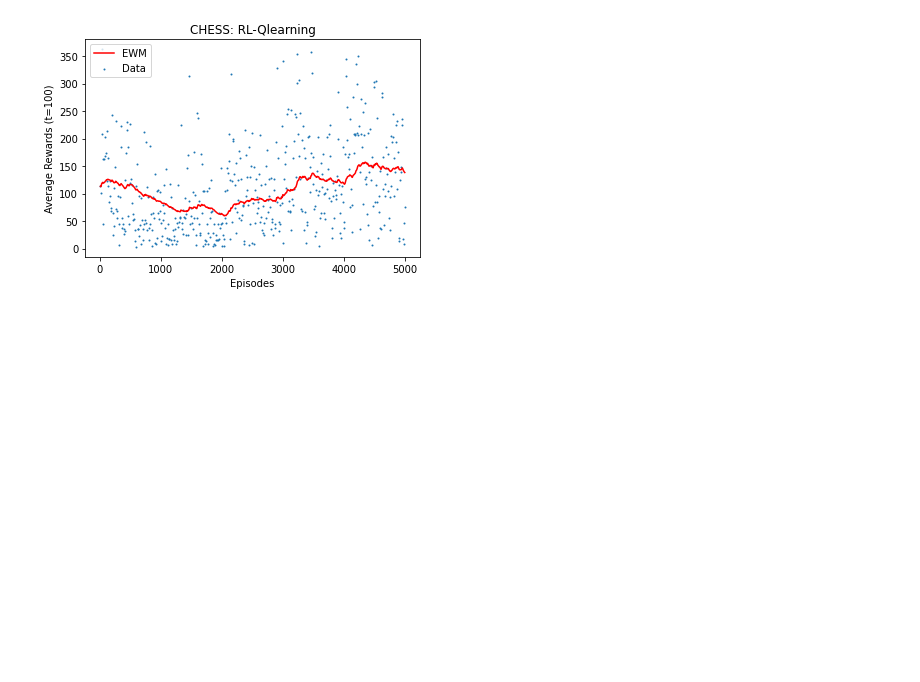
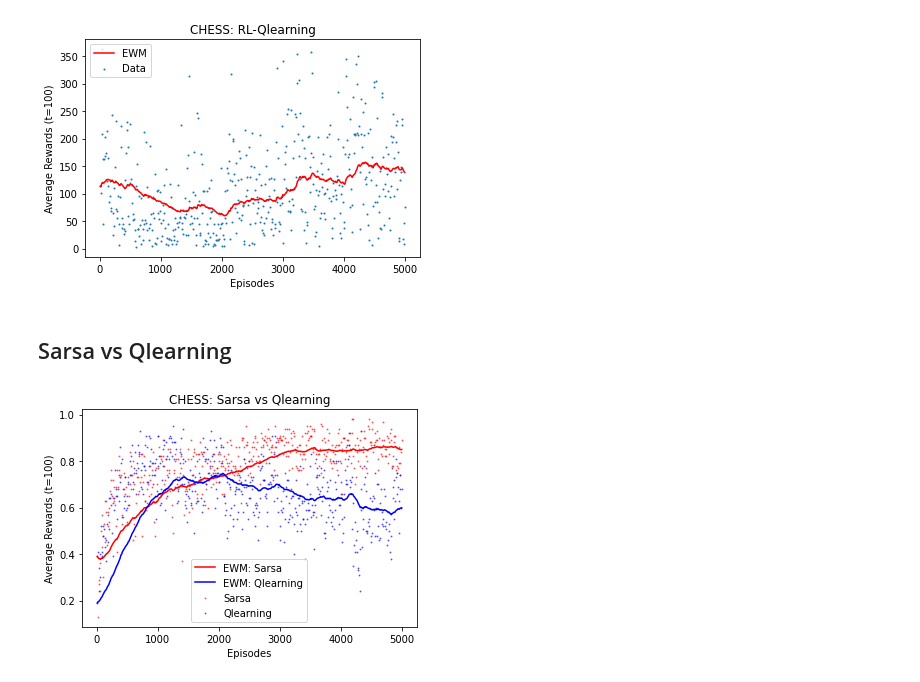
Before and after one commit to hk-kaden-kim/UZH-FS22-RL, a Jupyter notebook: AssignmentFiles/TrainingDataAnalysis.ipynb, the cells around one changed output. Drawn from its saved outputs; the diff is of its cells as text; code cells hidden in the pictures; blank space fills up the shorter version.

Commit message:
Experiment Data Update

```diff
--- a/AssignmentFiles/TrainingDataAnalysis.ipynb
+++ b/AssignmentFiles/TrainingDataAnalysis.ipynb
@@ -53,2 +53,35 @@ PlotEWM(Data,Episode,xlabel,ylabel,title)
 # %% [output]
 [figure]
+# %% [markdown]
+## Sarsa vs Qlearning
+# %%
+Episode = np.loadtxt("Data/S_Episode")
+
+S_R_save = np.loadtxt("Data/S_R_save")
+S_N_moves_save = np.loadtxt("Data/S_N_moves_save")
+
+Q_R_save = np.loadtxt("Data/Q_R_save")
+Q_N_moves_save = np.loadtxt("Data/Q_N_moves_save")
+# %%
+xlabel = "Episodes"
+ylabel = "Average Rewards (t=100)"
+title = "CHESS: Sarsa vs Qlearning"
+
+Data = S_R_save
+data_S, ema_S = EWM(Data,Episode,xlabel,ylabel,title)
+Data = Q_R_save
+data_Q, ema_Q = EWM(Data,Episode,xlabel,ylabel,title)
+
+plt.scatter(Episode,list(data_S[0]), label="Sarsa", s=1, color='r', alpha=0.5)
+plt.scatter(Episode,list(data_Q[0]), label="Qlearning", s=1, color='b', alpha=0.5)
+
+plt.plot(Episode,list(ema_S[0]), label="EWM: Sarsa", color = 'r')
+plt.plot(Episode,list(ema_Q[0]), label="EWM: Qlearning", color = 'b')
+
+plt.xlabel(xlabel)
+plt.ylabel(ylabel)
+plt.title(title)
+plt.legend()
+plt.show()
+# %% [output]
+[figure, added]
```
Also changed, not shown: parts of 14 cells of this notebook, 36 other files.
